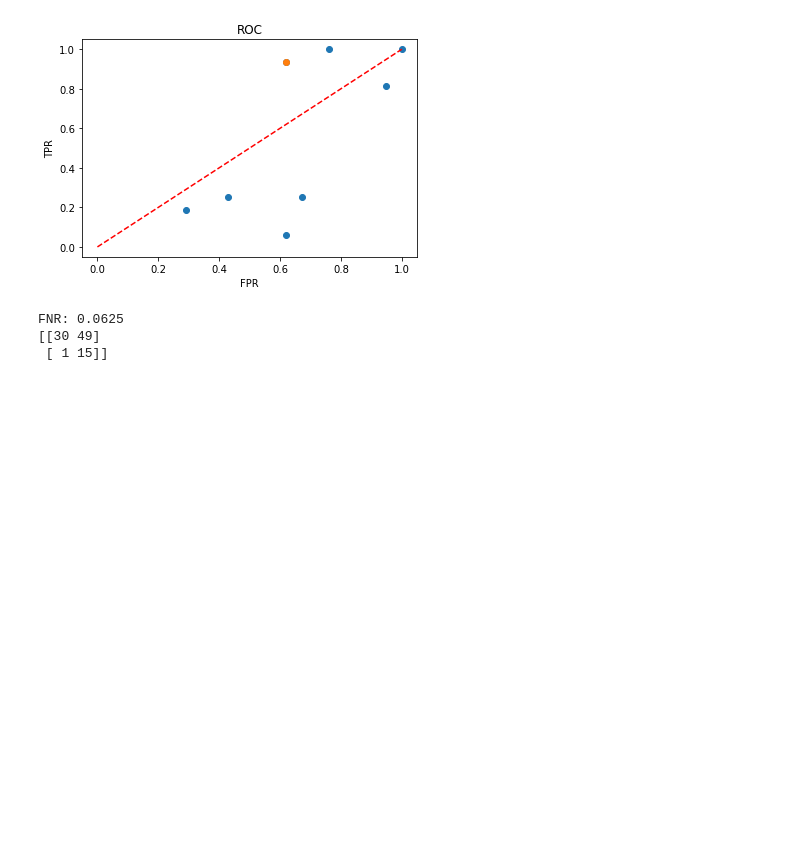
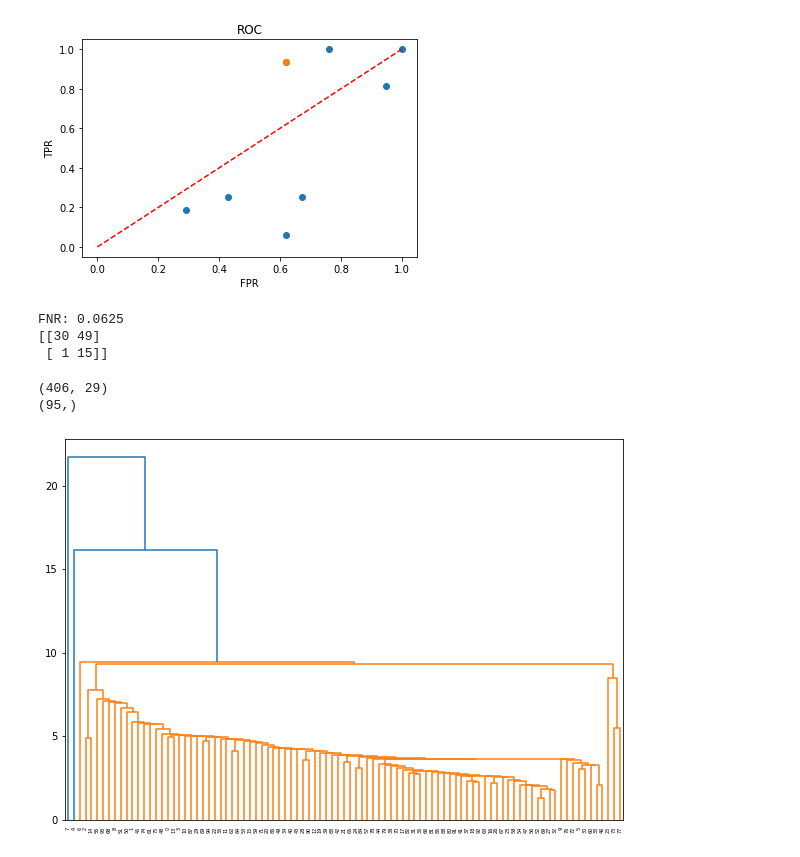
Before and after one commit to cwhite098/MDM3_Project1_Quartix, a Jupyter notebook: Data_Exploration.ipynb, the cells around one changed output. Cells and saved outputs as stored; diff of their text form; code cells hidden in the pictures; blank space fills up the shorter version.

```diff
--- a/Data_Exploration.ipynb
+++ b/Data_Exploration.ipynb
@@ -1011,3 +1000,48 @@ kMeans conmat:
 FNR: 0.0625
 [[30 49]
  [ 1 15]]
+# %%
+
+
+from feature_selection import *
+from sklearn.decomposition import PCA
+from sklearn.preprocessing import StandardScaler, RobustScaler, MinMaxScaler
+from sklearn.manifold import TSNE
+from sklearn.cluster import KMeans
+from metrics import *
+from sklearn.metrics import confusion_matrix
+import numpy as np
+from scipy.cluster.hierarchy import dendrogram, linkage
+
+# Init scaler
+scaler = StandardScaler()
+
+# Load data and labels
+cat_data = load_list("C:\\Users\\kiera\\Documents\\university\\3rd year\\mdm 3\\quartix\\MDM3_Project1_Quartix\\pickle_data", 'cat_data')
+uncat_data = load_list("C:\\Users\\kiera\\Documents\\university\\3rd year\\mdm 3\\quartix\\MDM3_Project1_Quartix\\pickle_data", 'uncat_data')
+labels = np.array(get_labels(cat_data))
+
+# Get features from data and scale
+train_x = extract_features(uncat_data)
+train_x = scaler.fit_transform(train_x)
+print(train_x.shape)
+test_x = extract_features(cat_data)
+test_x = scaler.transform(test_x)
+
+pca = PCA(n_components=4)
+train_pca = pca.fit_transform(train_x)
+test_pca = pca.transform(test_x)
+
+linked = linkage(train_x, 'single')
+
+labelList = range(1, 11)
+sl_mergings = linkage(test_x, method="single", metric='euclidean')
+plt.figure(figsize=(10, 7))
+
+
+dendrogram(sl_mergings)
+plt.show()
+# %% [output]
+(406, 29)
+(95,)
+[figure, added]
```
Also changed, not shown: parts of 3 cells of this notebook.
